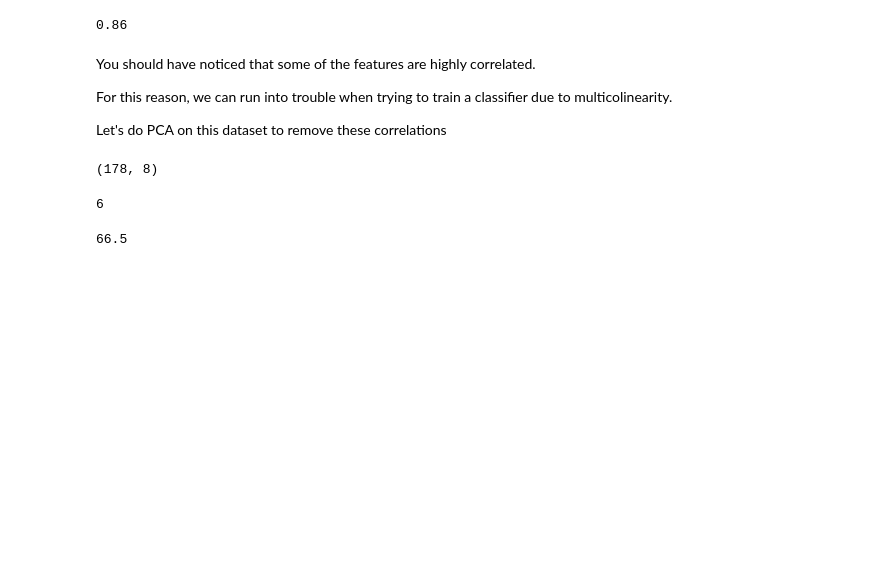
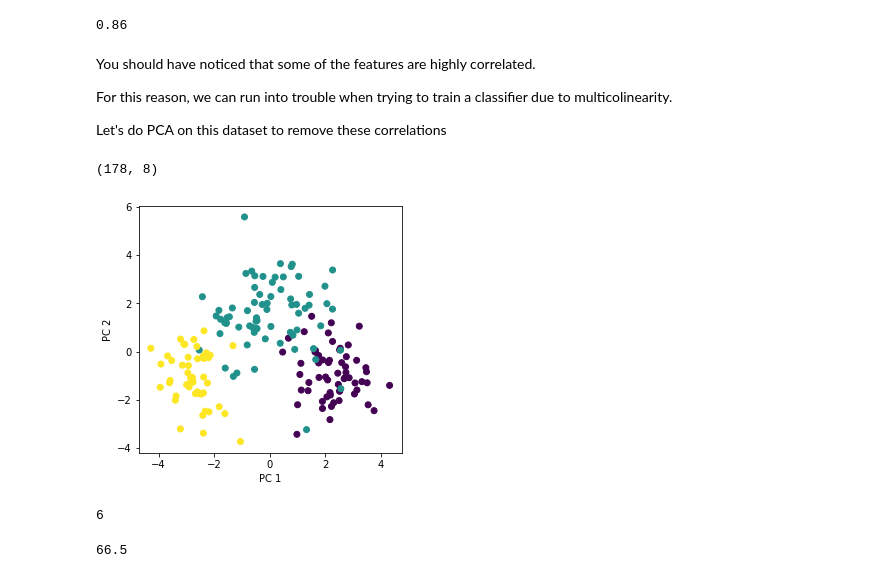
Before and after one commit to ADHIL-VENGAT/CE888-DataScience-and-Decision-making, a Jupyter notebook: lab5/lab_exploration.ipynb, the cells around one changed output. Cells and saved outputs as stored; diff of their text form; code cells hidden in the pictures; blank space fills up the shorter version.

```diff
--- a/lab5/lab_exploration.ipynb
+++ b/lab5/lab_exploration.ipynb
@@ -185,7 +184,18 @@ print(std_pca(df, 0.9).shape)
 # %%
 # Plot your two components, using the label from the data to colour the points
 
 # YOUR CODE HERE
+my_pca=std_pca(df)
+
+plt.figure(figsize=(16,10))
+plt.subplot(2, 3, 1)
+plt.scatter(my_pca[:, 0], my_pca[:, 1], c= data.target)
+plt.xlabel('PC %d' % 1)
+plt.ylabel('PC %d' % (2))
+plt.savefig('my_pca.pdf', dpi=300)
+plt.show()
+# %% [output]
+[figure, added]
 # %%
 # How many components do you need to keep at least 85% of the variance in the dataset? (Q6)
 
```
Also changed, not shown: parts of 5 cells of this notebook.
